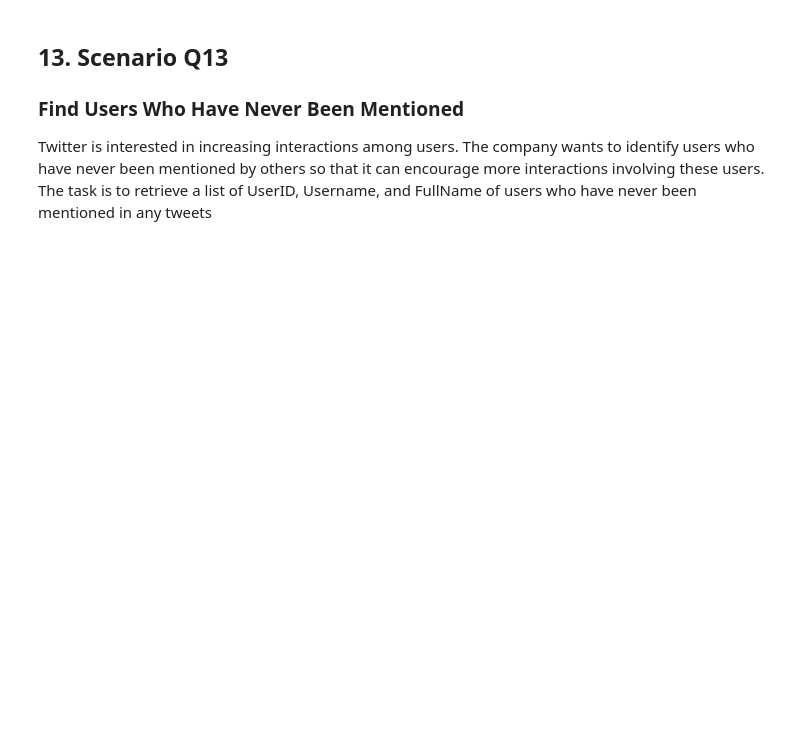
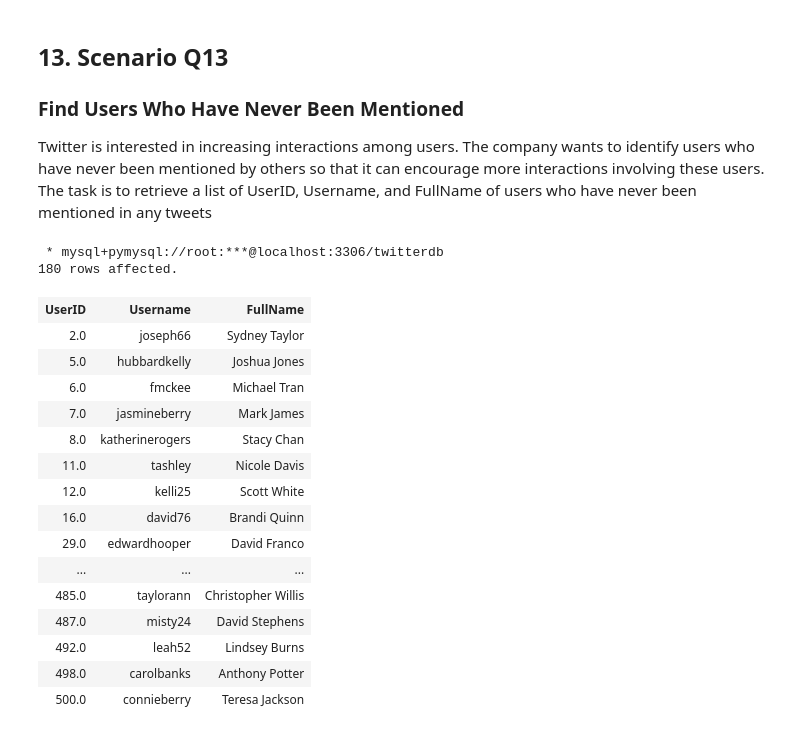
Before and after one commit to Ronald116/Data-Analysis-Projects, a Jupyter notebook: SQL/twitter_project/solution_analysis.ipynb, the cells around one changed output. Cells and saved outputs as stored; diff of their text form; code cells hidden in the pictures; blank space fills up the shorter version.

```diff
--- a/SQL/twitter_project/solution_analysis.ipynb
+++ b/SQL/twitter_project/solution_analysis.ipynb
@@ -561,3 +561,37 @@ identify users who have never been mentioned by others so that it can encourage
 interactions involving these users.
 The task is to retrieve a list of UserID, Username, and FullName of users who have
 never been mentioned in any tweets
+# %%
+%%sql
+SELECT
+    u.UserID, u.Username, u.FullName
+FROM
+    users u
+WHERE NOT EXISTS
+    (
+        SELECT
+            men.MentionedUserID
+        FROM
+            mentions men
+        WHERE
+            men.MentionedUserID = u.UserID
+    );
+# %% [output]
+ * mysql+pymysql://root:***@localhost:3306/twitterdb
+180 rows affected.
+| UserID | Username | FullName |
+| 2.0 | joseph66 | Sydney Taylor |
+| 5.0 | hubbardkelly | Joshua Jones |
+| 6.0 | fmckee | Michael Tran |
+| 7.0 | jasmineberry | Mark James |
+| 8.0 | katherinerogers | Stacy Chan |
+| 11.0 | tashley | Nicole Davis |
+| 12.0 | kelli25 | Scott White |
+| 16.0 | david76 | Brandi Quinn |
+| 29.0 | edwardhooper | David Franco |
+| ... | ... | ... |
+| 485.0 | taylorann | Christopher Willis |
+| 487.0 | misty24 | David Stephens |
+| 492.0 | leah52 | Lindsey Burns |
+| 498.0 | carolbanks | Anthony Potter |
+| 500.0 | connieberry | Teresa Jackson |
```
